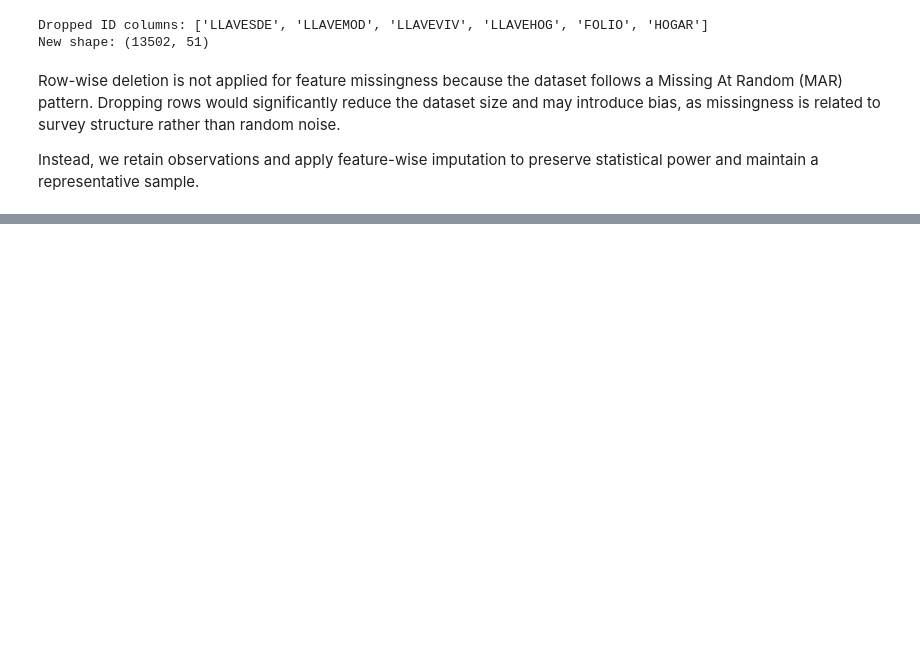
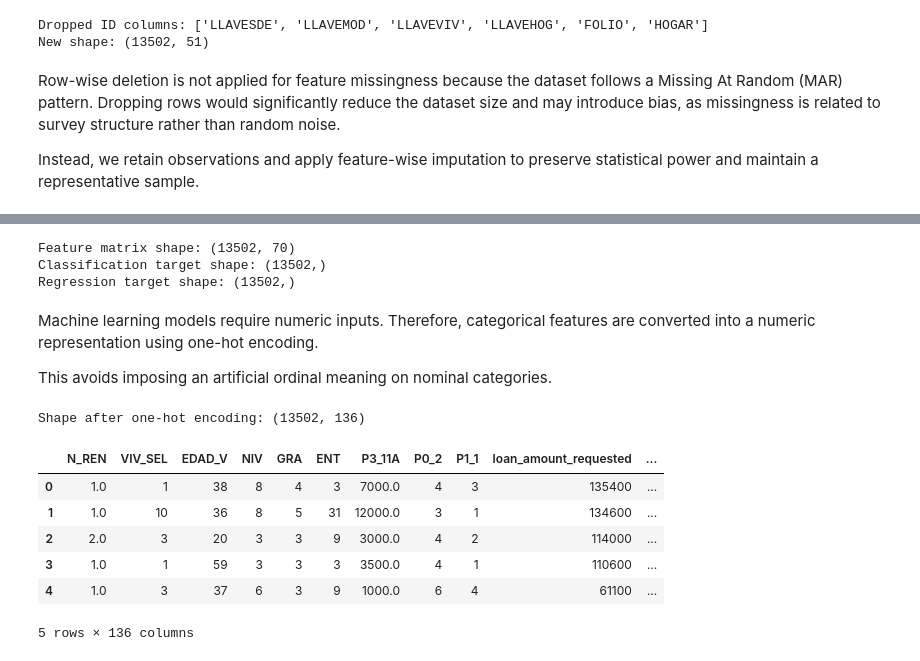
Before and after one commit to hussainu5/ML-QuAM, a Jupyter notebook: DataPreparation.ipynb, the cells around one changed output, grey strips where cells are left out. Drawn from its saved outputs; the diff is of its cells as text; code cells hidden in the pictures; blank space fills up the shorter version.

```diff
--- a/DataPreparation.ipynb
+++ b/DataPreparation.ipynb
@@ -1121,0 +1634,48 @@ Instead, we retain observations and apply feature-wise imputation to preserve st
+# %%
+df_final = df_model.copy()
+
+# Remove target-defining and target variables
+drop_for_features = [
+    "default_flag",
+    "repayment_months",
+    "severity_target",
+    "delinquent_any",
+    "delinquent_count"
+]
+
+# Remove identifier columns if present
+id_cols = ["LLAVEVIV", "LLAVEHOG", "FOLIO", "LLAVEMOD", "LLAVESD"]
+
+drop_for_features += [col for col in id_cols if col in df_final.columns]
+
+X_df = df_final.drop(columns=drop_for_features, errors="ignore")
+y_class = df_final["default_flag"]
+y_reg = df_final["repayment_months"]
+
+print("Feature matrix shape:", X_df.shape)
+print("Classification target shape:", y_class.shape)
+print("Regression target shape:", y_reg.shape)
+# %% [output]
+Feature matrix shape: (13502, 70)
+Classification target shape: (13502,)
+Regression target shape: (13502,)
+# %% [markdown]
+Machine learning models require numeric inputs. Therefore, categorical features are converted into a numeric representation using one-hot encoding.
+
+This avoids imposing an artificial ordinal meaning on nominal categories.
+# %%
+# 4.9 One-hot encoding
+
+X_encoded = pd.get_dummies(X_df, drop_first=True)
+
+print("Shape after one-hot encoding:", X_encoded.shape)
+X_encoded.head()
+# %% [output]
+Shape after one-hot encoding: (13502, 136)
+|  | N_REN | VIV_SEL | EDAD_V | NIV | GRA | ENT | P3_11A | P0_2 | P1_1 | loan_amount_requested | ... |
+| 0 | 1.0 | 1 | 38 | 8 | 4 | 3 | 7000.0 | 4 | 3 | 135400 | ... |
+| 1 | 1.0 | 10 | 36 | 8 | 5 | 31 | 12000.0 | 3 | 1 | 134600 | ... |
+| 2 | 2.0 | 3 | 20 | 3 | 3 | 9 | 3000.0 | 4 | 2 | 114000 | ... |
+| 3 | 1.0 | 1 | 59 | 3 | 3 | 3 | 3500.0 | 4 | 1 | 110600 | ... |
+| 4 | 1.0 | 3 | 37 | 6 | 3 | 9 | 1000.0 | 6 | 4 | 61100 | ... |
+5 rows × 136 columns
```
Also changed, not shown: parts of 44 cells of this notebook.
